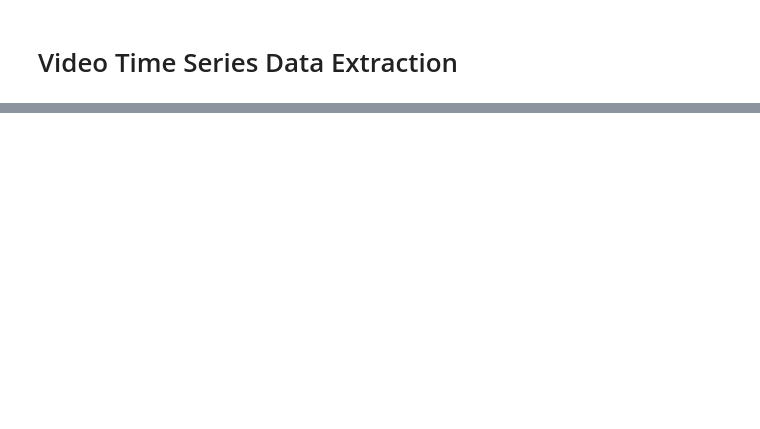
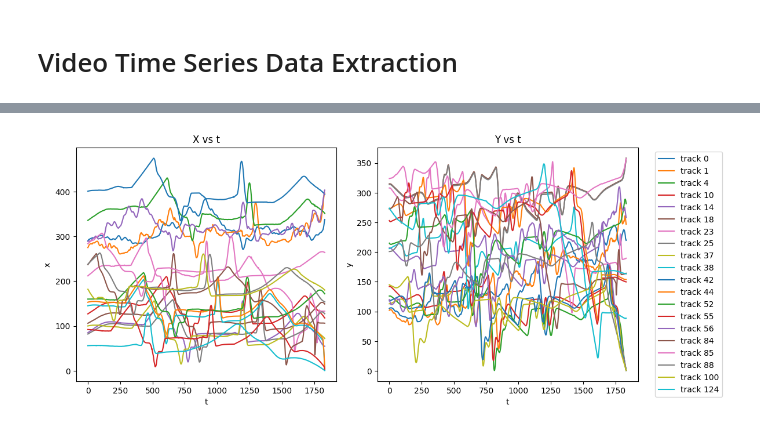
Before and after one commit to DobricLilujun/benchmarking_nature_tsfm, a Jupyter notebook: notebook/video_ts_extraction.ipynb, the cells around one changed output, grey strips where cells are left out. Cells and saved outputs as stored; diff of their text form; code cells hidden in the pictures; blank space fills up the shorter version.

```diff
--- a/notebook/video_ts_extraction.ipynb
+++ b/notebook/video_ts_extraction.ipynb
@@ -224,0 +380,4 @@ plt.show()
+# %%
+plot_tracks(df_interpolated)
+# %% [output]
+[figure, added]
```
Also changed, not shown: parts of 7 cells of this notebook, 8 other files.
